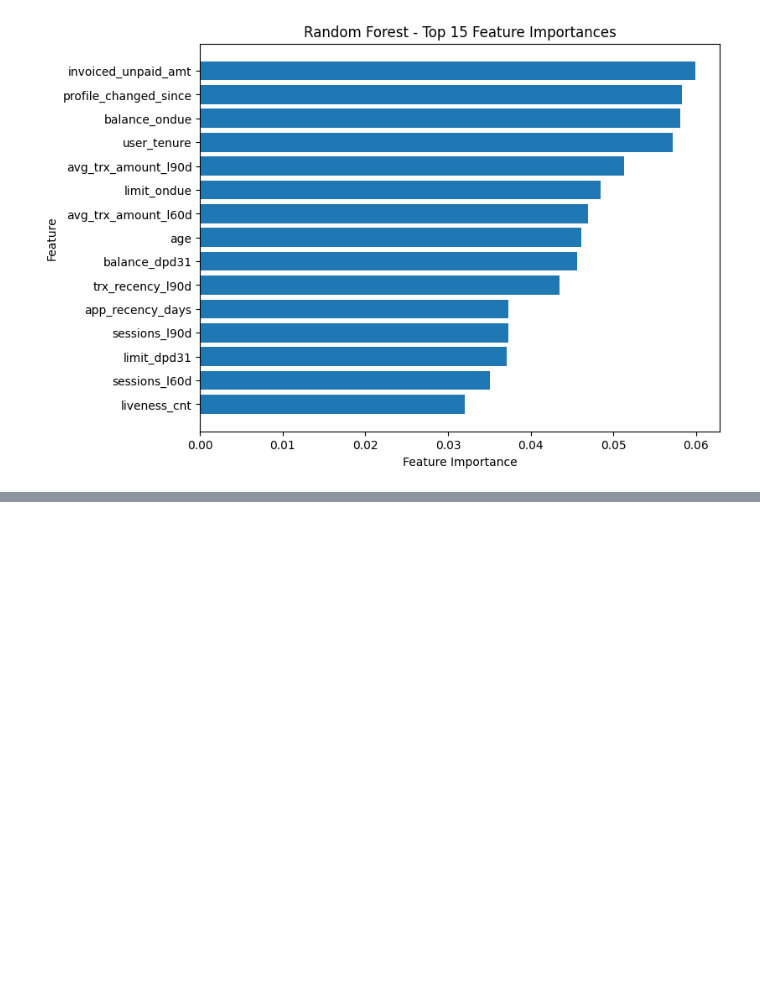
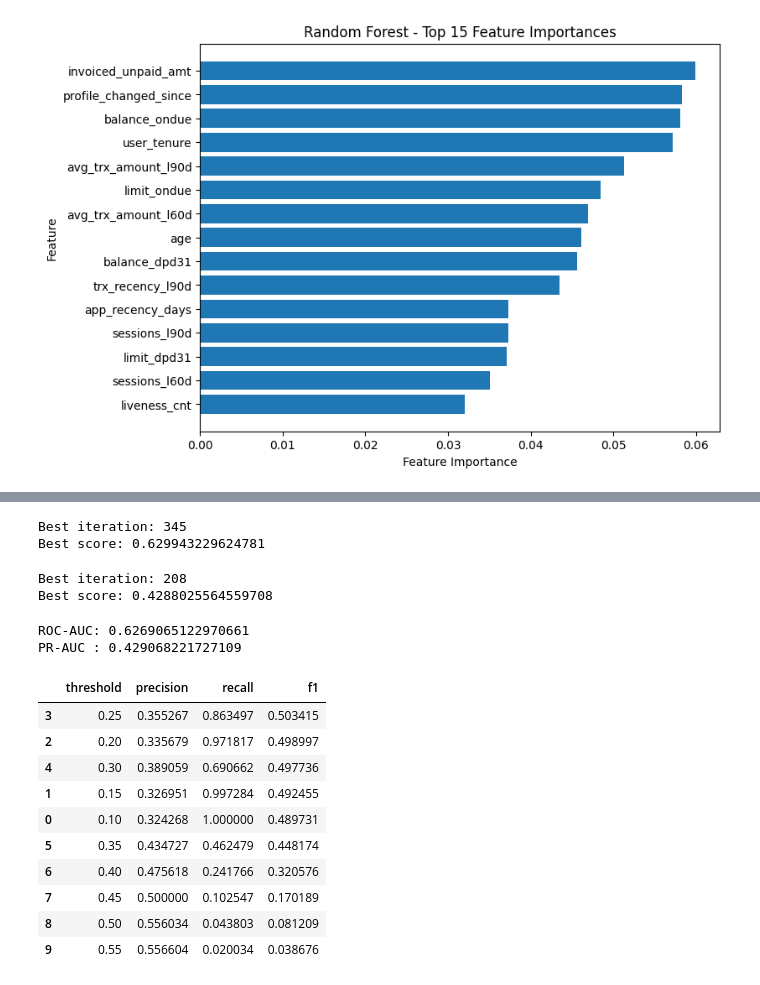
Before and after one commit to Khishigjargal42/toki_ds_task, a Jupyter notebook: notebooks/01_Toki_DPD91_Model.ipynb, the cells around one changed output, grey strips where cells are left out. Drawn from its saved outputs; the diff is of its cells as text; code cells hidden in the pictures; blank space fills up the shorter version.

```diff
--- a/notebooks/01_Toki_DPD91_Model.ipynb
+++ b/notebooks/01_Toki_DPD91_Model.ipynb
@@ -3704,0 +3990,79 @@ plt.show()
+# %%
+print("Best iteration:", xgb_model_es.best_iteration)
+print("Best score:", xgb_model_es.best_score)
+# %% [output]
+Best iteration: 345
+Best score: 0.629943229624781
+# %%
+xgb_model_es = XGBClassifier(
+    n_estimators=1000,
+    learning_rate=0.03,
+    max_depth=4,
+    min_child_weight=5,
+    subsample=0.8,
+    colsample_bytree=0.8,
+    objective="binary:logistic",
+    eval_metric="aucpr",
+    early_stopping_rounds=50,
+    random_state=42,
+    n_jobs=-1
+)
+
+xgb_model_es.fit(
+    X_train,
+    y_train,
+    eval_set=[(X_val, y_val)],
+    verbose=False
+)
+
+print("Best iteration:", xgb_model_es.best_iteration)
+print("Best score:", xgb_model_es.best_score)
+# %% [output]
+Best iteration: 208
+Best score: 0.4288025564559708
+# %%
+y_val_prob_es = xgb_model_es.predict_proba(X_val)[:, 1]
+
+print("ROC-AUC:", roc_auc_score(y_val, y_val_prob_es))
+print("PR-AUC :", average_precision_score(y_val, y_val_prob_es))
+# %% [output]
+ROC-AUC: 0.6269065122970661
+PR-AUC : 0.429068221727109
+# %%
+threshold_results = []
+
+for threshold in np.arange(0.10, 0.91, 0.05):
+
+    y_pred = (y_val_prob_es >= threshold).astype(int)
+
+    threshold_results.append({
+        "threshold": threshold,
+        "precision": precision_score(
+            y_val, y_pred, zero_division=0
+        ),
+        "recall": recall_score(
+            y_val, y_pred, zero_division=0
+        ),
+        "f1": f1_score(
+            y_val, y_pred, zero_division=0
+        )
+    })
+
+threshold_df = pd.DataFrame(threshold_results)
+
+threshold_df.sort_values(
+    "f1",
+    ascending=False
+).head(10)
+# %% [output]
+|  | threshold | precision | recall | f1 |
+| 3 | 0.25 | 0.355267 | 0.863497 | 0.503415 |
+| 2 | 0.20 | 0.335679 | 0.971817 | 0.498997 |
+| 4 | 0.30 | 0.389059 | 0.690662 | 0.497736 |
+| 1 | 0.15 | 0.326951 | 0.997284 | 0.492455 |
+| 0 | 0.10 | 0.324268 | 1.000000 | 0.489731 |
+| 5 | 0.35 | 0.434727 | 0.462479 | 0.448174 |
+| 6 | 0.40 | 0.475618 | 0.241766 | 0.320576 |
+| 7 | 0.45 | 0.500000 | 0.102547 | 0.170189 |
+| 8 | 0.50 | 0.556034 | 0.043803 | 0.081209 |
+| 9 | 0.55 | 0.556604 | 0.020034 | 0.038676 |
```
Also changed, not shown: parts of 99 cells of this notebook, 2 other files.
